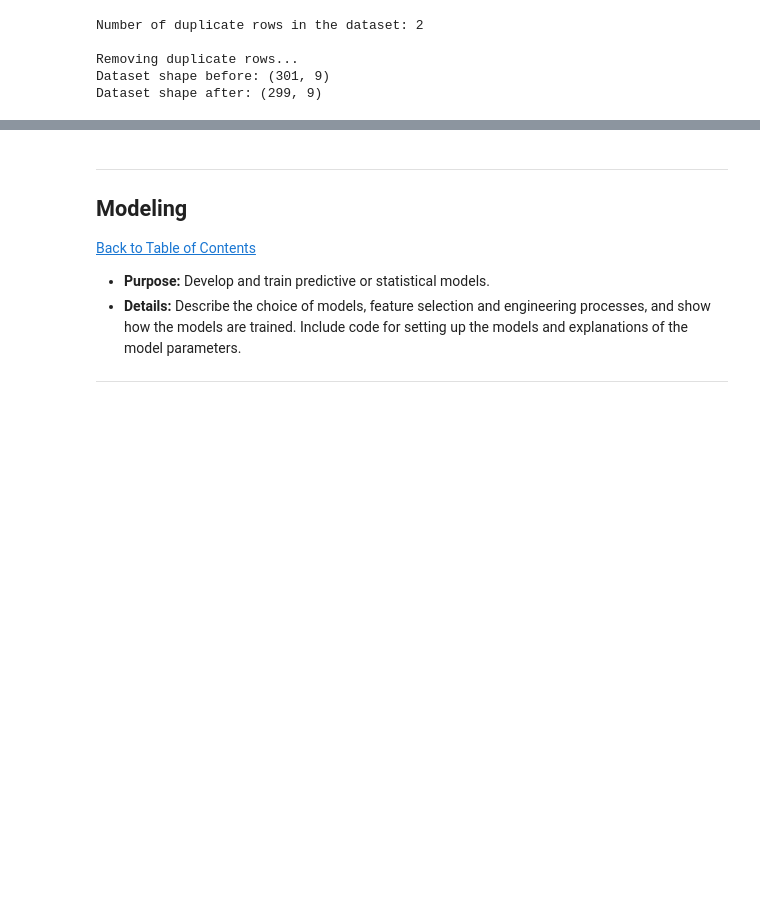
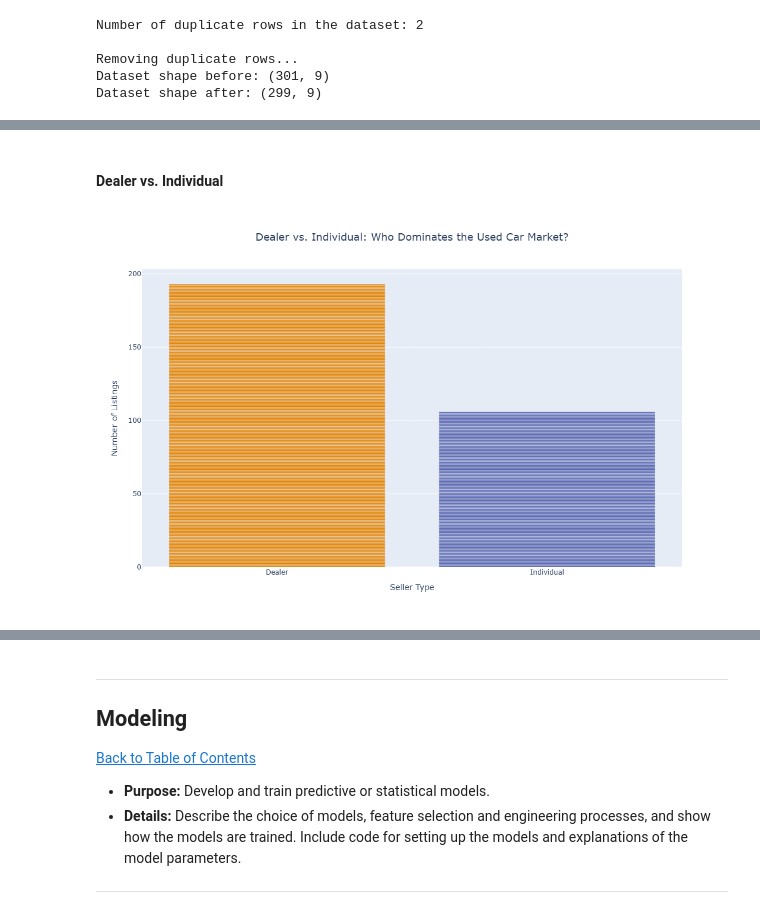
Before and after one commit to PhillipSethole/Car-Price-Prediction, a Jupyter notebook: Car Price Prediction Project.ipynb, the cells around one changed output, grey strips where cells are left out. Cells and saved outputs as stored; diff of their text form; code cells hidden in the pictures; blank space fills up the shorter version.

```diff
--- a/Car Price Prediction Project.ipynb
+++ b/Car Price Prediction Project.ipynb
@@ -251,0 +311,23 @@ Dataset shape after: (299, 9)
+# %% [markdown]
+#### Dealer vs. Individual
+# %%
+fig = px.bar(
+    df_cleaned,
+    x='Seller_Type',
+    color='Seller_Type',
+    color_discrete_sequence=px.colors.qualitative.Vivid,
+    title='Dealer vs. Individual: Who Dominates the Used Car Market?',
+    labels={'Seller_Type': 'Seller Type', 'count': 'Number of Listings'},
+    width=800,
+    height=700,
+)
+
+fig.update_layout(
+    showlegend=False,
+    title_font_size=18,
+    title_x=0.5,
+    hovermode="x",
+)
+fig.show()
+# %% [output]
+[figure, added]
```
Also changed, not shown: parts of 24 cells of this notebook.
